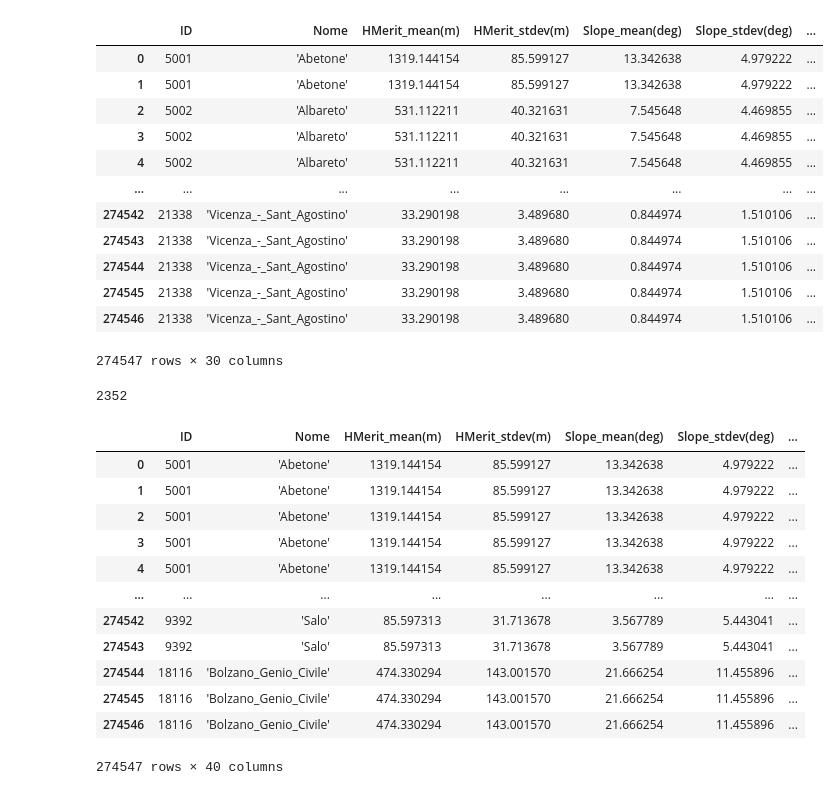
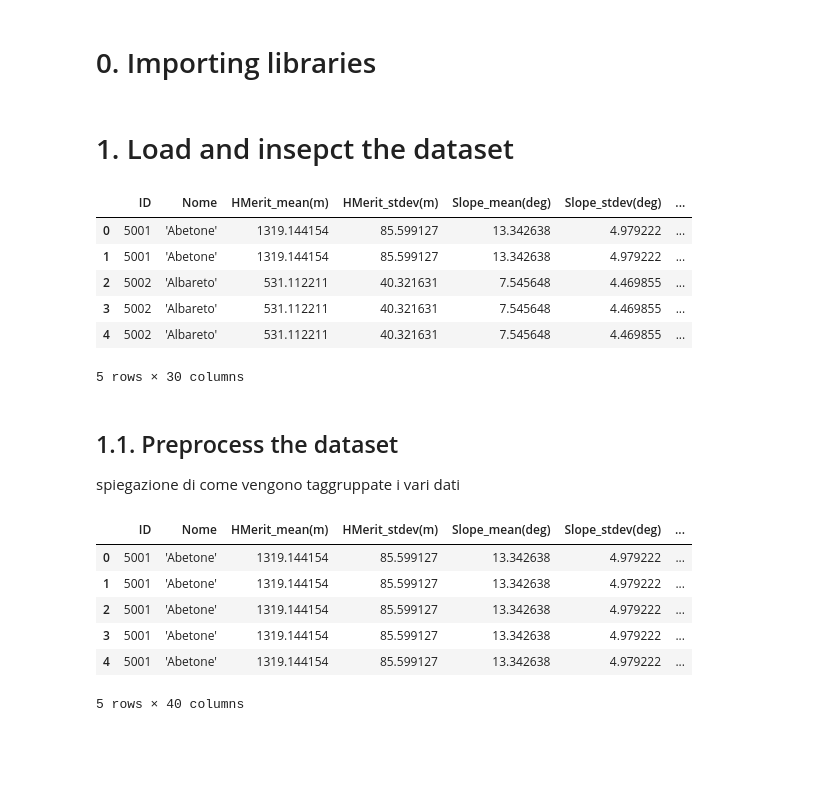
Before and after one commit to oshodiS/Rainfall-BetaEstimation, a Jupyter notebook: project.ipynb, the cells around one changed output. Saved outputs shown, nothing was run; the diff lists cells and outputs as text; code cells hidden in the pictures; blank space fills up the shorter version.

```diff
--- a/project.ipynb
+++ b/project.ipynb
@@ -1,3 +4,5 @@
+# %% [markdown]
+# 0. Importing libraries
 # %%
 import pandas as pd
 import numpy as np
@@ -4,29 +12,20 @@ import numpy as np
+# %% [markdown]
+# 1. Load and insepct the dataset
 # %%
-#make a dataframe from AMS_descritt .csv file
-
-df = pd.read_csv('AMS_descritt_noSM_meltD_adim.csv', sep=',', encoding='utf-8')
+df = pd.read_csv('data/AMS_descritt_noSM_meltD_adim.csv', sep=',', encoding='utf-8')
 df.drop(df.columns[[0]], axis=1, inplace=True)
-df
+df.head()
 # %% [output]
 |  | ID | Nome | HMerit_mean(m) | HMerit_stdev(m) | Slope_mean(deg) | Slope_stdev(deg) | ... |
 | 0 | 5001 | 'Abetone' | 1319.144154 | 85.599127 | 13.342638 | 4.979222 | ... |
 | 1 | 5001 | 'Abetone' | 1319.144154 | 85.599127 | 13.342638 | 4.979222 | ... |
 | 2 | 5002 | 'Albareto' | 531.112211 | 40.321631 | 7.545648 | 4.469855 | ... |
 | 3 | 5002 | 'Albareto' | 531.112211 | 40.321631 | 7.545648 | 4.469855 | ... |
 | 4 | 5002 | 'Albareto' | 531.112211 | 40.321631 | 7.545648 | 4.469855 | ... |
-| ... | ... | ... | ... | ... | ... | ... | ... |
-| 274542 | 21338 | 'Vicenza_-_Sant_Agostino' | 33.290198 | 3.489680 | 0.844974 | 1.510106 | ... |
-| 274543 | 21338 | 'Vicenza_-_Sant_Agostino' | 33.290198 | 3.489680 | 0.844974 | 1.510106 | ... |
-| 274544 | 21338 | 'Vicenza_-_Sant_Agostino' | 33.290198 | 3.489680 | 0.844974 | 1.510106 | ... |
-| 274545 | 21338 | 'Vicenza_-_Sant_Agostino' | 33.290198 | 3.489680 | 0.844974 | 1.510106 | ... |
-| 274546 | 21338 | 'Vicenza_-_Sant_Agostino' | 33.290198 | 3.489680 | 0.844974 | 1.510106 | ... |
-274547 rows × 30 columns
+5 rows × 30 columns
-# %%
-#quanti sono gli ID unici?
-
-df['ID'].nunique()
-# %% [output]
-2352
+# %% [markdown]
+## 1.1. Preprocess the dataset
+spiegazione di come vengono taggruppate i vari dati
 # %%
 grouped_AMS = df.groupby(['ID', 'duration[h]'])['AMS'].apply(list).reset_index()
 grouped_IdD = df.groupby(['ID', 'duration[h]'])['mean_IdD'].unique().apply(lambda x:  x[0] if len(x) > 0 else None).reset_index()
@@ -43,7 +42,7 @@ pivoted_IdD.reset_index(inplace=True)
 df = pd.merge(df, pivoted_AMS, on='ID')
 df = pd.merge(df, pivoted_IdD, on='ID')
 
-df
+df.head()
 # %% [output]
 |  | ID | Nome | HMerit_mean(m) | HMerit_stdev(m) | Slope_mean(deg) | Slope_stdev(deg) | ... |
 | 0 | 5001 | 'Abetone' | 1319.144154 | 85.599127 | 13.342638 | 4.979222 | ... |
@@ -51,11 +50,5 @@ df
 | 2 | 5001 | 'Abetone' | 1319.144154 | 85.599127 | 13.342638 | 4.979222 | ... |
 | 3 | 5001 | 'Abetone' | 1319.144154 | 85.599127 | 13.342638 | 4.979222 | ... |
 | 4 | 5001 | 'Abetone' | 1319.144154 | 85.599127 | 13.342638 | 4.979222 | ... |
-| ... | ... | ... | ... | ... | ... | ... | ... |
-| 274542 | 9392 | 'Salo' | 85.597313 | 31.713678 | 3.567789 | 5.443041 | ... |
-| 274543 | 9392 | 'Salo' | 85.597313 | 31.713678 | 3.567789 | 5.443041 | ... |
-| 274544 | 18116 | 'Bolzano_Genio_Civile' | 474.330294 | 143.001570 | 21.666254 | 11.455896 | ... |
-| 274545 | 18116 | 'Bolzano_Genio_Civile' | 474.330294 | 143.001570 | 21.666254 | 11.455896 | ... |
-| 274546 | 18116 | 'Bolzano_Genio_Civile' | 474.330294 | 143.001570 | 21.666254 | 11.455896 | ... |
-274547 rows × 40 columns
+5 rows × 40 columns
 # %%
```
Also changed, not shown: parts of 13 cells of this notebook, 1 other file.
